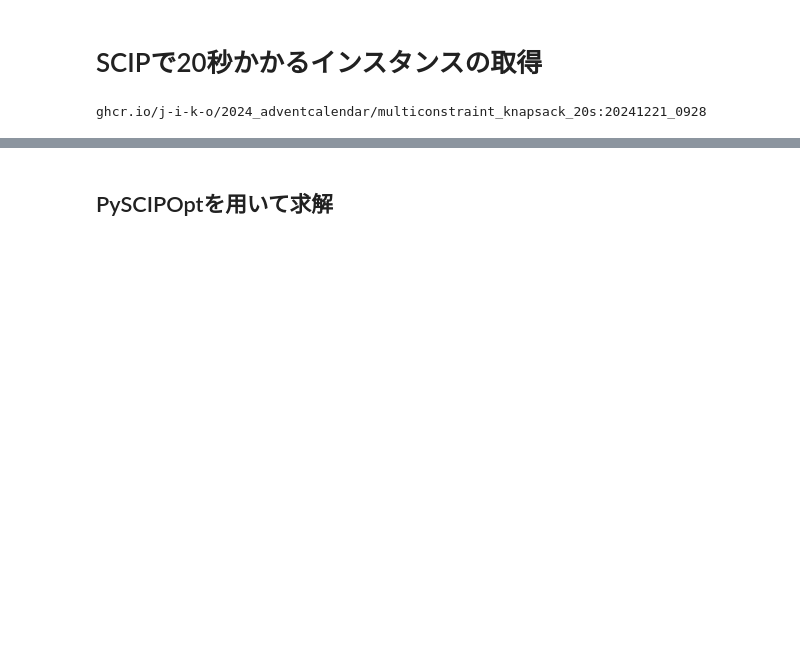
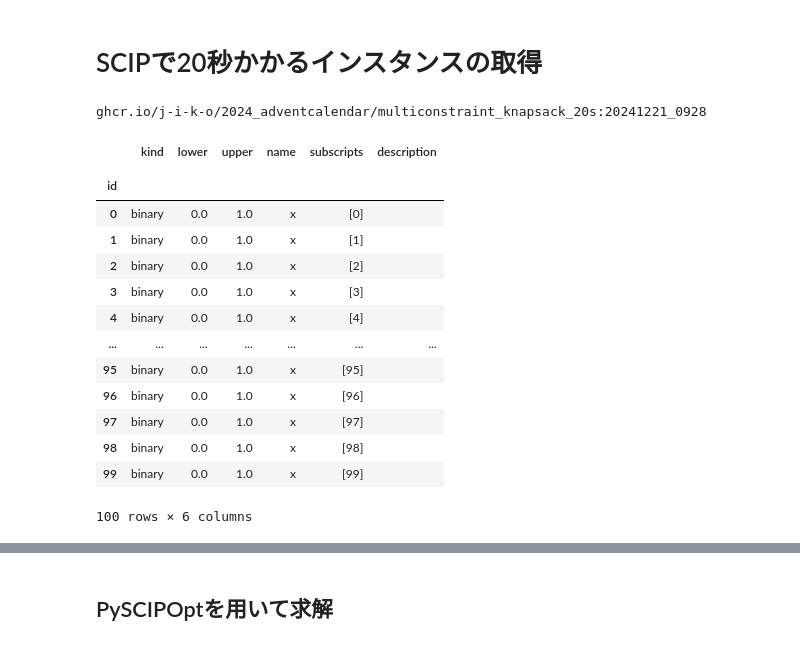
Before and after one commit to j-i-k-o/2024_AdventCalendar, a Jupyter notebook: notebook/demo.ipynb, the cells around one changed output, grey strips where cells are left out. Saved outputs shown, nothing was run; the diff lists cells and outputs as text; code cells hidden in the pictures; blank space fills up the shorter version.

```diff
--- a/notebook/demo.ipynb
+++ b/notebook/demo.ipynb
@@ -260,3 +259,21 @@ ghcr.io/j-i-k-o/2024_adventcalendar/multiconstraint_knapsack_20s:20241221_0928
 # get instance
 desc = artifact.get_layer_descriptor(artifact.layers[0].digest)
 instance = artifact.get_instance(desc)
+# %%
+instance.decision_variables
+# %% [output]
+|  | kind | lower | upper | name | subscripts | description |
+|  |  |  |  |  |  |  |
+| id |  |  |  |  |  |  |
+| 0 | binary | 0.0 | 1.0 | x | [0] |  |
+| 1 | binary | 0.0 | 1.0 | x | [1] |  |
+| 2 | binary | 0.0 | 1.0 | x | [2] |  |
+| 3 | binary | 0.0 | 1.0 | x | [3] |  |
+| 4 | binary | 0.0 | 1.0 | x | [4] |  |
+| ... | ... | ... | ... | ... | ... | ... |
+| 95 | binary | 0.0 | 1.0 | x | [95] |  |
+| 96 | binary | 0.0 | 1.0 | x | [96] |  |
+| 97 | binary | 0.0 | 1.0 | x | [97] |  |
+| 98 | binary | 0.0 | 1.0 | x | [98] |  |
+| 99 | binary | 0.0 | 1.0 | x | [99] |  |
+100 rows × 6 columns
```
Also changed, not shown: parts of 5 cells of this notebook.
